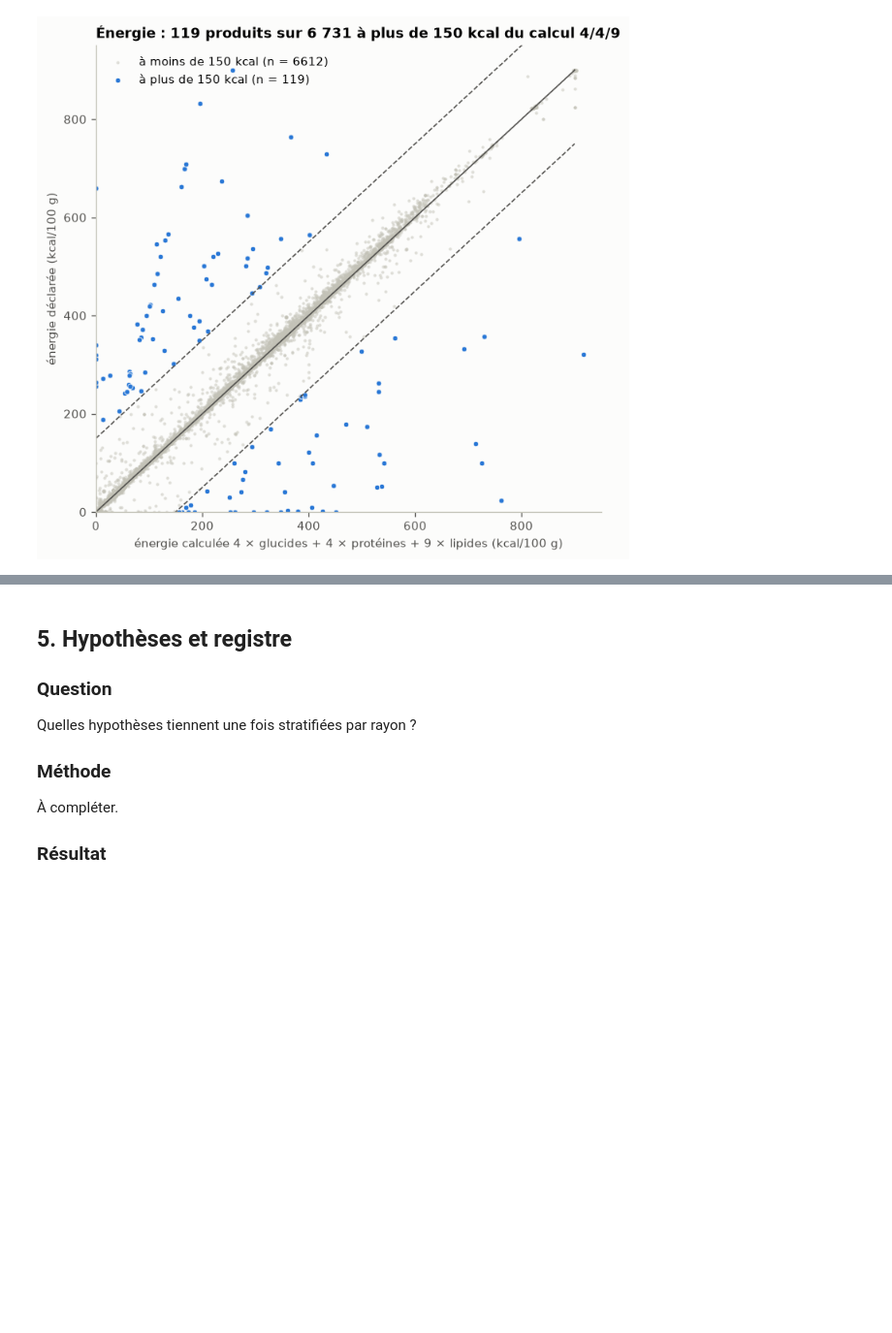
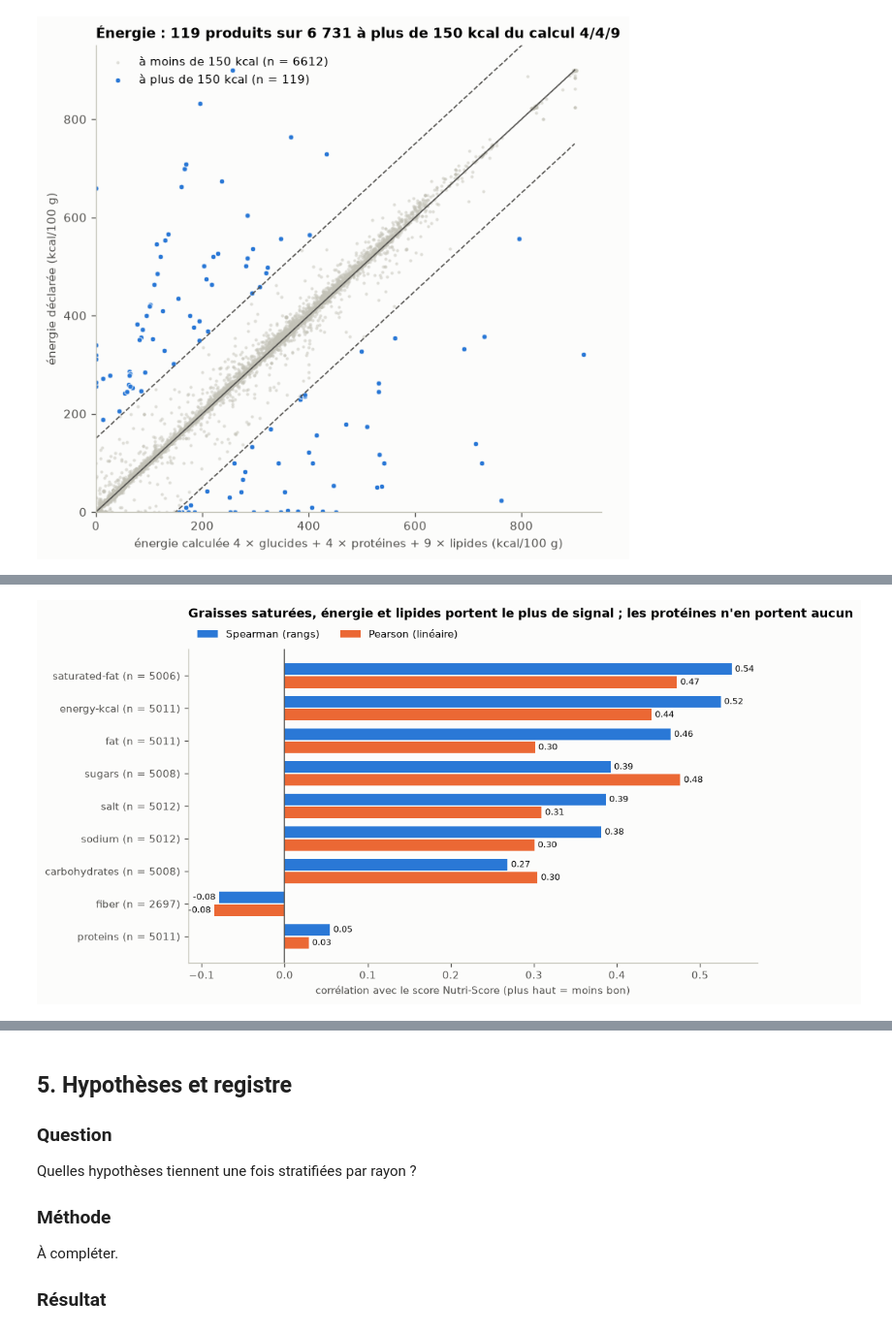
Before and after one commit to SDMM27/NutriScope, a Jupyter notebook: notebooks/eda_reference.ipynb, the cells around one changed output, grey strips where cells are left out. Shown at 97% size. Saved outputs shown, nothing was run; the diff lists cells and outputs as text; code cells hidden in the pictures; blank space fills up the shorter version.

Commit message:
ajoute les sections 3 et 4 du notebook (corrélations et valeurs extrêmes)
Figures, textes et décisions des deux sections, avec le classement des extrêmes et les deux règles proposées pour cleaning.py.

```diff
--- a/notebooks/eda_reference.ipynb
+++ b/notebooks/eda_reference.ipynb
@@ -441,0 +414,4 @@ Les extrêmes qui restent sont-ils vrais ou résiduels ?
+# %%
+CANDIDATS = eda_lib.NUTRIMENTS_CLES + ["sodium_100g", "fiber_100g"]
+corr = eda_lib.correlations_nutriscore(par_rayon, CANDIDATS, eda_lib.CIBLE)
+corr.round(2)
@@ -441,0 +430,17 @@ Les extrêmes qui restent sont-ils vrais ou résiduels ?
+# %%
+t = corr.iloc[::-1]
+y = np.arange(len(t))
+
+fig, ax = plt.subplots(figsize=(9, 5))
+b1 = ax.barh(y + 0.2, t["spearman"], height=0.36, color=BLEU, label="Spearman (rangs)")
+b2 = ax.barh(y - 0.2, t["pearson"], height=0.36, color=ORANGE, label="Pearson (linéaire)")
+ax.bar_label(b1, fmt="%.2f", padding=3, color=ENCRE, fontsize=8)
+ax.bar_label(b2, fmt="%.2f", padding=3, color=ENCRE, fontsize=8)
+ax.set_yticks(y, [f"{c.replace('_100g', '')} (n = {n})" for c, n in t["n"].items()])
+ax.axvline(0, color=ENCRE_2, linewidth=1)
+ax.set_xlabel("corrélation avec le score Nutri-Score (plus haut = moins bon)")
+ax.legend(ncol=2, frameon=False, loc="lower left", bbox_to_anchor=(0, 1.0))
+ax.set_title("Graisses saturées, énergie et lipides portent le plus de signal ; les protéines n'en portent aucun", pad=28)
+figure(fig, "3-correlations-nutriscore")
+# %% [output]
+[figure, added]
```
Also changed, not shown: parts of 33 cells of this notebook, 4 other files.
